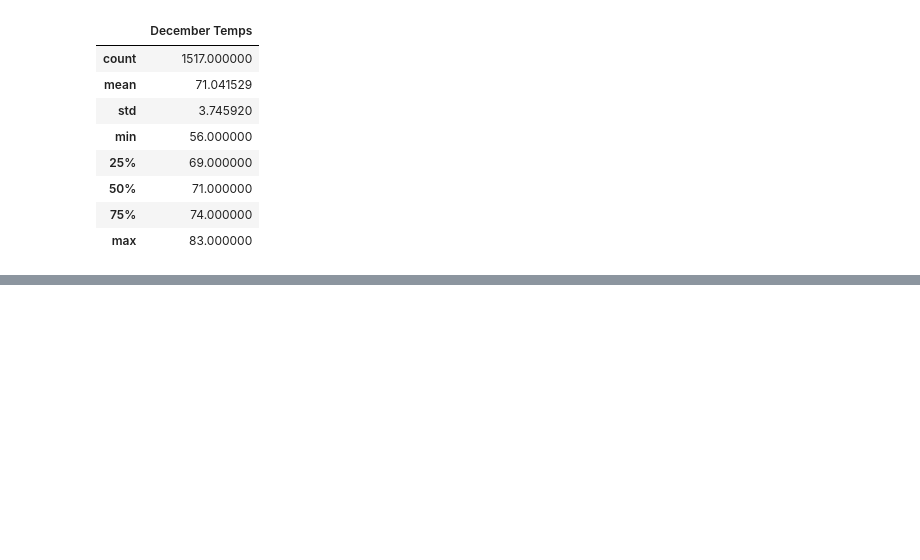
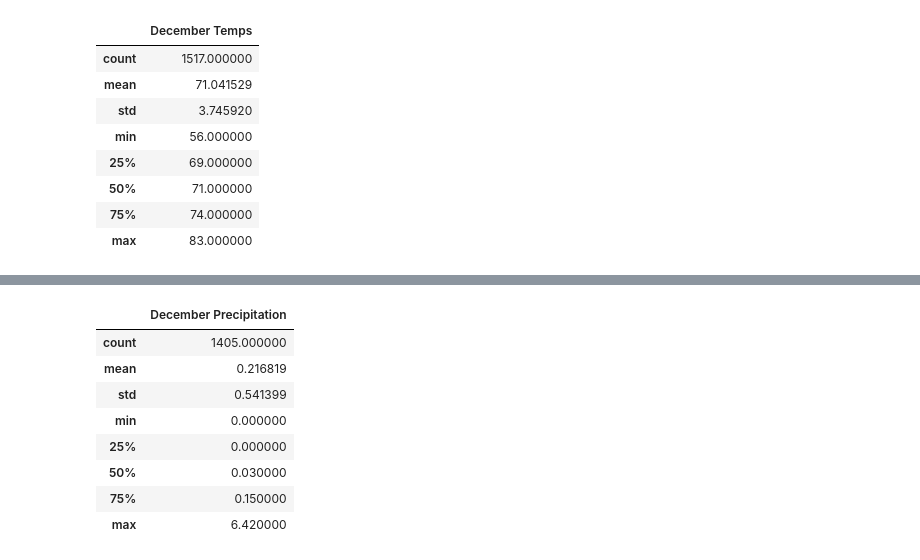
Before and after one commit to peteremiller/surfs_up, a Jupyter notebook: SurfsUp_Challenge.ipynb, the cells around one changed output, grey strips where cells are left out. Saved outputs shown, nothing was run; the diff lists cells and outputs as text; code cells hidden in the pictures; blank space fills up the shorter version.

```diff
--- a/SurfsUp_Challenge.ipynb
+++ b/SurfsUp_Challenge.ipynb
@@ -151,3 +151,10 @@ Dec_temps_df.describe()
 | 50% | 71.000000 |
 | 75% | 74.000000 |
 | max | 83.000000 |
+# %%
+#Complete 2 additional queries... for the precipitation data
+results = session.query(Measurement.date, Measurement.prcp).filter(extract('month', Measurement.date) == 12).all()
+# %%
+#Convert the December temperatures to a list.
+Dec_prcp = list(results)
+Dec_prcp
@@ -153,0 +179,4 @@ Dec_temps_df.describe()
+# %%
+#Create a DataFrame from the list of temperatures for the month of December.
+Dec_prcp_df = pd.DataFrame(Dec_prcp, columns=['date', 'December Precipitation'])
+print(Dec_prcp_df)
@@ -153,0 +198,13 @@ Dec_temps_df.describe()
+# %%
+#Calculate and print out the summary statistics for the Decemeber precipitation DataFrame.
+Dec_prcp_df.describe()
+# %% [output]
+|  | December Precipitation |
+| count | 1405.000000 |
+| mean | 0.216819 |
+| std | 0.541399 |
+| min | 0.000000 |
+| 25% | 0.000000 |
+| 50% | 0.030000 |
+| 75% | 0.150000 |
+| max | 6.420000 |
```
Also changed, not shown: parts of 6 cells of this notebook, 2 other files.
